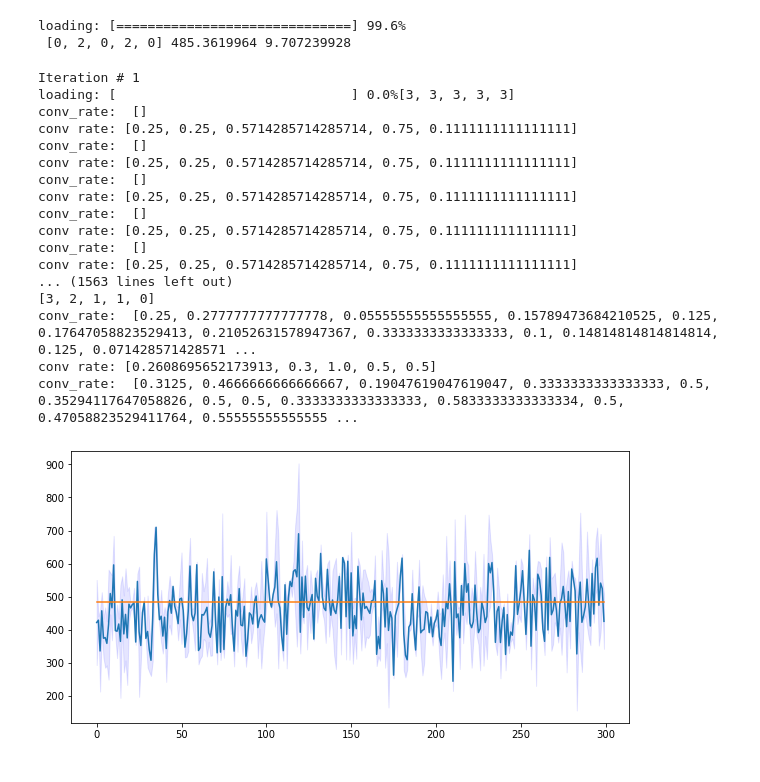
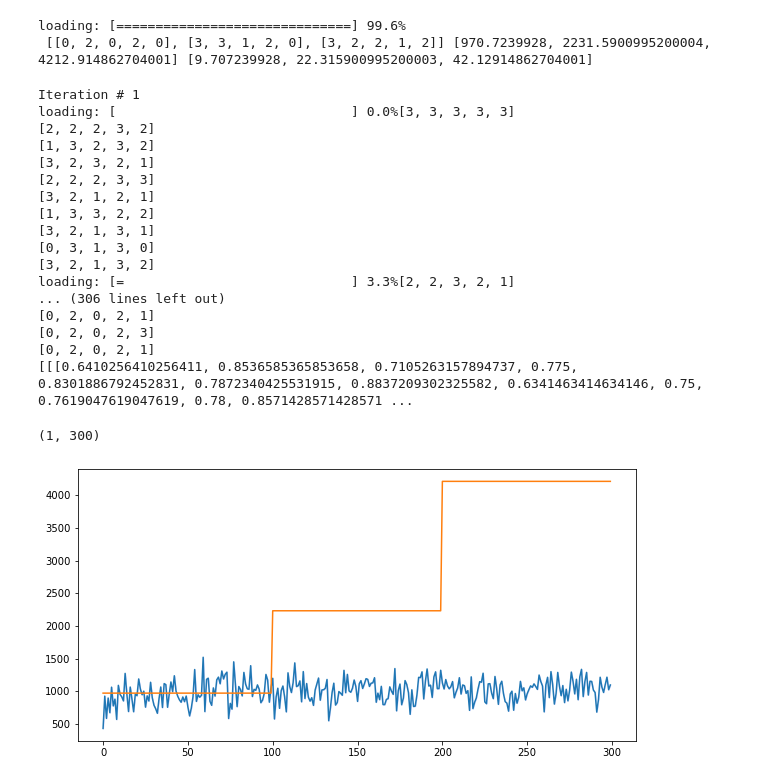
Before and after one commit to VladMarianCimpeanu/OLA_project, a Jupyter notebook: step6.ipynb, the cells around one changed output. Drawn from its saved outputs; the diff is of its cells as text; code cells hidden in the pictures.

```diff
--- a/step6.ipynb
+++ b/step6.ipynb
@@ -14,7 +14,7 @@ from Code.UCBLearnerActive import UCBLearnerActive
 %matplotlib inline
 # %%
 cust_json = "customer_n_s.json"
-today_customer = 50
+today_customer = 100
 var_cust = 0
 p_lambda = 1.0
 graph_json = "business_full_graph.json"
@@ -26,7 +26,7 @@ clairvoyant_arms, clairvoyant_reward, exp_c, s= environment.estimate_clairvoyant
 print("\n", clairvoyant_arms, clairvoyant_reward, exp_c)
 # %% [output]
 loading: [==============================] 99.6%
- [0, 2, 0, 2, 0] 485.3619964 9.707239928
+ [[0, 2, 0, 2, 0], [3, 3, 1, 2, 0], [3, 2, 2, 1, 2]] [970.7239928, 2231.5900995200004, 4212.914862704001] [9.707239928, 22.315900995200003, 42.12914862704001]
 # %%
 n_arms = 4
 n_products = 5
@@ -37,7 +37,7 @@ feature2 = 0
 customer = Customer(feature1, feature2)
 
 TIME_HORIZON = 300
-NUM_ITERATION = 2
+NUM_ITERATION = 1
 # %%
 aggregate_customer = Customer(
     0,
@@ -66,32 +66,34 @@ rewards_iterations.shape
 # %% [output]
 Iteration # 1
 loading: [                              ] 0.0%[3, 3, 3, 3, 3]
-conv_rate:  []
-conv rate: [0.25, 0.25, 0.5714285714285714, 0.75, 0.1111111111111111]
-conv_rate:  []
-conv rate: [0.25, 0.25, 0.5714285714285714, 0.75, 0.1111111111111111]
-conv_rate:  []
-conv rate: [0.25, 0.25, 0.5714285714285714, 0.75, 0.1111111111111111]
-conv_rate:  []
-conv rate: [0.25, 0.25, 0.5714285714285714, 0.75, 0.1111111111111111]
-conv_rate:  []
-conv rate: [0.25, 0.25, 0.5714285714285714, 0.75, 0.1111111111111111]
-... (1563 lines left out)
-[3, 2, 1, 1, 0]
-conv_rate:  [0.25, 0.2777777777777778, 0.05555555555555555, 0.15789473684210525, 0.125, 0.17647058823529413, 0.21052631578947367, 0.3333333333333333, 0.1, 0.14814814814814814, 0.125, 0.071428571428571 ...
-conv rate: [0.2608695652173913, 0.3, 1.0, 0.5, 0.5]
-conv_rate:  [0.3125, 0.4666666666666667, 0.19047619047619047, 0.3333333333333333, 0.5, 0.35294117647058826, 0.5, 0.5, 0.3333333333333333, 0.5833333333333334, 0.5, 0.47058823529411764, 0.55555555555555 ...
+[2, 2, 2, 3, 2]
+[1, 3, 2, 3, 2]
+[3, 2, 3, 2, 1]
+[2, 2, 2, 3, 3]
+[3, 2, 1, 2, 1]
+[1, 3, 3, 2, 2]
+[3, 2, 1, 3, 1]
+[0, 3, 1, 3, 0]
+[3, 2, 1, 3, 2]
+loading: [=                             ] 3.3%[2, 2, 3, 2, 1]
+... (306 lines left out)
+[0, 2, 0, 2, 1]
+[0, 2, 0, 2, 3]
+[0, 2, 0, 2, 1]
+[[[0.6410256410256411, 0.8536585365853658, 0.7105263157894737, 0.775, 0.8301886792452831, 0.7872340425531915, 0.8837209302325582, 0.6341463414634146, 0.75, 0.7619047619047619, 0.78, 0.8571428571428571 ...
+(1, 300)
 # %%
 plt.figure(figsize=(10, 5))
 mean = np.mean(rewards_iterations, axis=0)
 stdev = np.std(rewards_iterations, axis=0)
 
+
 plt.plot(range(len(mean)), mean)
 plt.fill_between(range(len(mean)), (mean-stdev), (mean+stdev), color='b', alpha=.1)
-
-plt.plot([_ for _ in range(len(rewards))], [clairvoyant_reward for _ in range(len(rewards))])
+rews_c = [clairvoyant_reward[0]] * abrupt_change_interval + [clairvoyant_reward[1]] * abrupt_change_interval + [clairvoyant_reward[2]] * abrupt_change_interval
+plt.plot([_ for _ in range(len(rews_c))], rews_c)
 plt.show()
 # %% [output]
-[figure, old version]
+[figure, new version]
 # %%
 plt.figure(figsize=(8,5))
```
Also changed, not shown: parts of 6 cells of this notebook, 11 other files.
